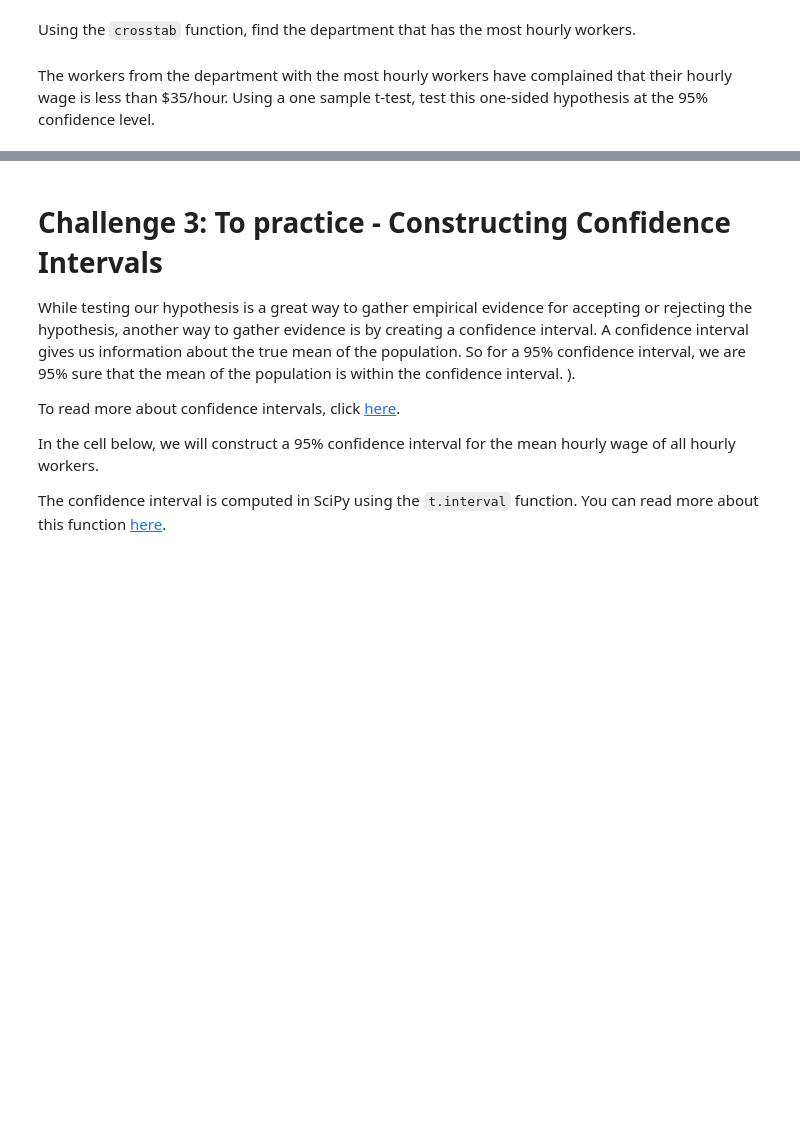
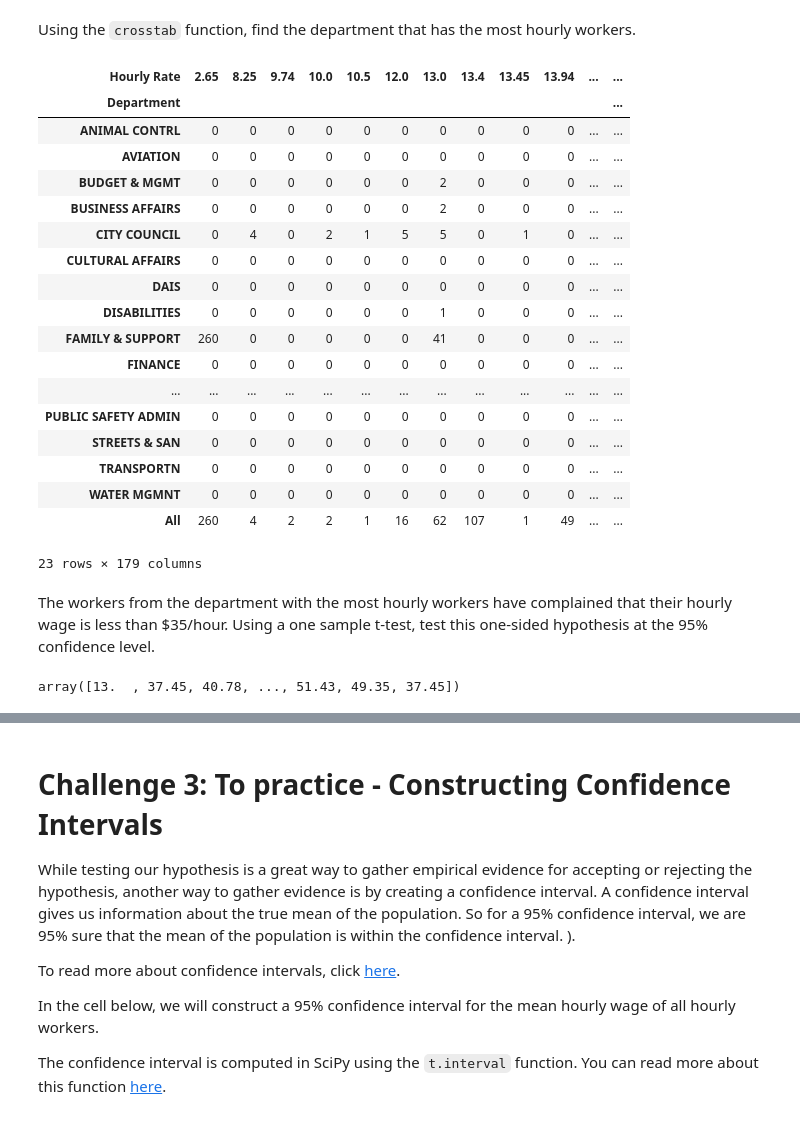
Before and after one commit to nana3391/Hypothesis_Testing, a Jupyter notebook: hypothesis.ipynb, the cells around one changed output, grey strips where cells are left out. Cells and saved outputs as stored; diff of their text form; code cells hidden in the pictures; blank space fills up the shorter version.

```diff
--- a/hypothesis.ipynb
+++ b/hypothesis.ipynb
@@ -93,16 +144,38 @@ print(confidence_interval2)
 Using the `crosstab` function, find the department that has the most hourly workers.
 # %%
 # Your code here:
-data_crosstab = pd.crosstab(data['Department'], data['Hourly Rate'], margins=True)
+data_crosstab = pd.crosstab(salaries['Department'], salaries['Hourly Rate'], margins=True)
 data_crosstab
+# %% [output]
+| Hourly Rate | 2.65 | 8.25 | 9.74 | 10.0 | 10.5 | 12.0 | 13.0 | 13.4 | 13.45 | 13.94 | ... | ... |
+| Department |  |  |  |  |  |  |  |  |  |  |  | ... |
+| ANIMAL CONTRL | 0 | 0 | 0 | 0 | 0 | 0 | 0 | 0 | 0 | 0 | ... | ... |
+| AVIATION | 0 | 0 | 0 | 0 | 0 | 0 | 0 | 0 | 0 | 0 | ... | ... |
+| BUDGET & MGMT | 0 | 0 | 0 | 0 | 0 | 0 | 2 | 0 | 0 | 0 | ... | ... |
+| BUSINESS AFFAIRS | 0 | 0 | 0 | 0 | 0 | 0 | 2 | 0 | 0 | 0 | ... | ... |
+| CITY COUNCIL | 0 | 4 | 0 | 2 | 1 | 5 | 5 | 0 | 1 | 0 | ... | ... |
+| CULTURAL AFFAIRS | 0 | 0 | 0 | 0 | 0 | 0 | 0 | 0 | 0 | 0 | ... | ... |
+| DAIS | 0 | 0 | 0 | 0 | 0 | 0 | 0 | 0 | 0 | 0 | ... | ... |
+| DISABILITIES | 0 | 0 | 0 | 0 | 0 | 0 | 1 | 0 | 0 | 0 | ... | ... |
+| FAMILY & SUPPORT | 260 | 0 | 0 | 0 | 0 | 0 | 41 | 0 | 0 | 0 | ... | ... |
+| FINANCE | 0 | 0 | 0 | 0 | 0 | 0 | 0 | 0 | 0 | 0 | ... | ... |
+| ... | ... | ... | ... | ... | ... | ... | ... | ... | ... | ... | ... | ... |
+| PUBLIC SAFETY ADMIN | 0 | 0 | 0 | 0 | 0 | 0 | 0 | 0 | 0 | 0 | ... | ... |
+| STREETS & SAN | 0 | 0 | 0 | 0 | 0 | 0 | 0 | 0 | 0 | 0 | ... | ... |
+| TRANSPORTN | 0 | 0 | 0 | 0 | 0 | 0 | 0 | 0 | 0 | 0 | ... | ... |
+| WATER MGMNT | 0 | 0 | 0 | 0 | 0 | 0 | 0 | 0 | 0 | 0 | ... | ... |
+| All | 260 | 4 | 2 | 2 | 1 | 16 | 62 | 107 | 1 | 49 | ... | ... |
+23 rows × 179 columns
 # %% [markdown]
 The workers from the department with the most hourly workers have complained that their hourly wage is less than $35/hour. Using a one sample t-test, test this one-sided hypothesis at the 95% confidence level.
 # %%
 # Your code here:
-streets_san_salary = data.loc[data['Department'] == 'STREETS & SAN']
-streets_san_salary = data['Hourly Rate'].to_numpy()
+streets_san_salary = salaries.loc[salaries['Department'] == 'STREETS & SAN']
+streets_san_salary = salaries['Hourly Rate'].to_numpy()
 streets_san_salary = streets_san_salary[~np.isnan(streets_san_salary)]
 streets_san_salary
+# %% [output]
+array([13.  , 37.45, 40.78, ..., 51.43, 49.35, 37.45])
 # %%
 stat, pval = ttest_1samp(streets_san_salary, 35)
 
```
Also changed, not shown: parts of 11 cells of this notebook.
